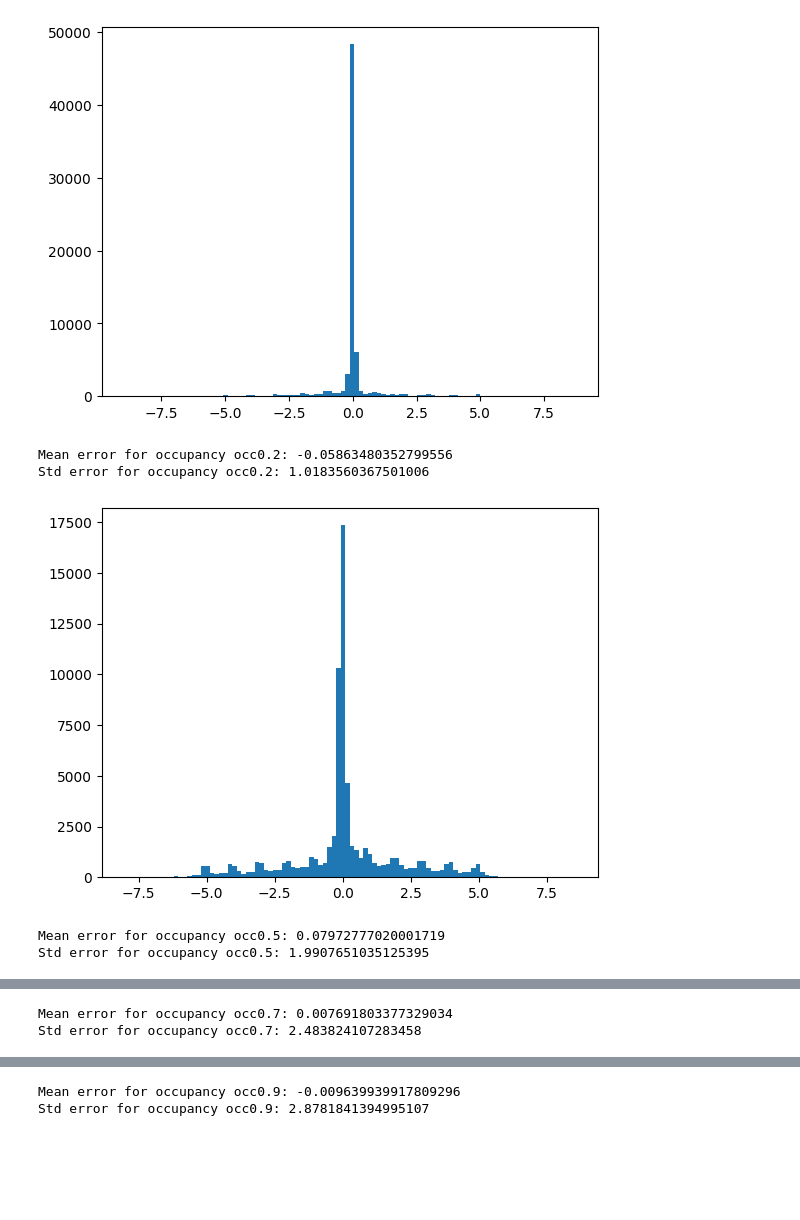
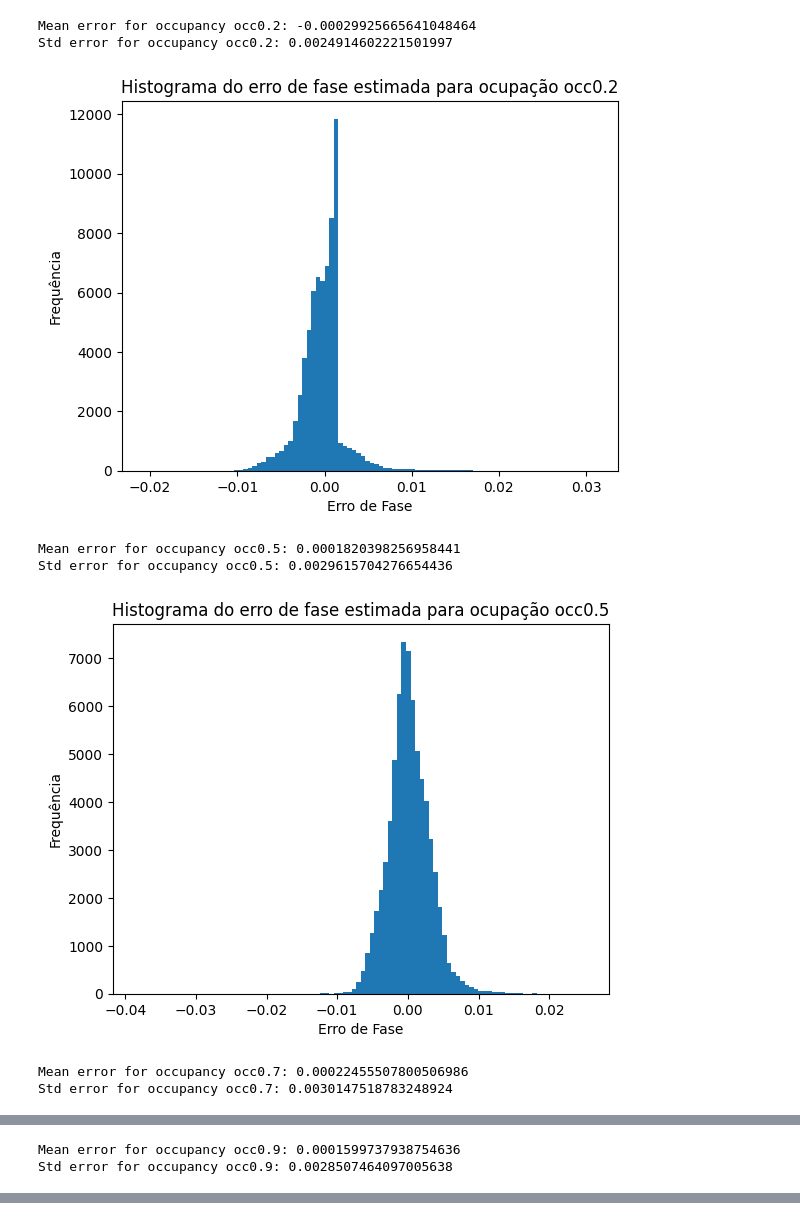
Before and after one commit to Caua-Gomes2005/Nelder-Mead_Rede-Neural, a Jupyter notebook: rn_phases.ipynb, the cells around one changed output, grey strips where cells are left out. Drawn from its saved outputs; the diff is of its cells as text; code cells hidden in the pictures; blank space fills up the shorter version.

```diff
--- a/rn_phases.ipynb
+++ b/rn_phases.ipynb
@@ -55,3 +61,15 @@ for i in range(4):
 
 columns = data[0].columns
 occ_name = ['occ0.2', 'occ0.5', 'occ0.7', 'occ0.9']
+# %%
+bins   = [0, 50, 100, 150, 200, 300, np.inf]
+labels = ['0–50', '50–100', '100–150', '150–200', '200–300', '300+']
+for i in range(len(data)):
+        data[i]['AmplitudeRange'] = pd.cut(data[i]['AmplitudeSample(4)'], bins=bins, labels=labels, right=False)
+        peak_energy = (data[i].groupby('AmplitudeRange', observed=True)[columns].max().max(axis=1))
+
+        for faixa in peak_energy.index:
+
+                idx = data[i]['AmplitudeRange'] == faixa
+
+                data[i].loc[idx, columns] = (data[i].loc[idx, columns] / peak_energy[faixa])
@@ -142,16 +180,33 @@ def load_results():
 # %%
 df = load_results()
 
+std_errors = []
+occ = [20, 50, 70, 90]
+
 for i in range(len(df)):
     phase_error = df[i]['TruePhase'] - df[i]['PhaseEstimada']
-    plt.hist(phase_error, bins=100)
-    plt.show()
+    std_errors.append(np.std(phase_error))
+
     print(f'Mean error for occupancy {occ_name[i]}: {np.mean(phase_error)}')
     print(f'Std error for occupancy {occ_name[i]}: {np.std(phase_error)}')
+
+    plt.hist(phase_error, bins=100)
+    plt.title(f'Histograma do erro de fase estimada para ocupação {occ_name[i]}')
+    plt.xlabel('Erro de Fase')
+    plt.ylabel('Frequência')
+    plt.show()
+
+plt.plot(occ, std_errors, marker='o')
+plt.title('Desvio padrão do erro de fase estimada por ocupação')
+plt.xlabel('Ocupação')
+plt.ylabel('Desvio Padrão')
+plt.show()
 # %% [output]
+Mean error for occupancy occ0.2: -0.00029925665641048464
+Std error for occupancy occ0.2: 0.0024914602221501997
-[figure, old version]
+[figure, new version]
-Mean error for occupancy occ0.2: -0.05863480352799556
-Std error for occupancy occ0.2: 1.0183560367501006
+Mean error for occupancy occ0.5: 0.0001820398256958441
+Std error for occupancy occ0.5: 0.0029615704276654436
-[figure, old version]
+[figure, new version]
-Mean error for occupancy occ0.5: 0.07972777020001719
-Std error for occupancy occ0.5: 1.9907651035125395
+Mean error for occupancy occ0.7: 0.00022455507800506986
+Std error for occupancy occ0.7: 0.0030147518783248924
@@ -159,2 +214,2 @@ Std error for occupancy occ0.5: 1.9907651035125395
-Mean error for occupancy occ0.7: 0.007691803377329034
-Std error for occupancy occ0.7: 2.483824107283458
+Mean error for occupancy occ0.9: 0.0001599737938754636
+Std error for occupancy occ0.9: 0.0028507464097005638
@@ -162,2 +216,0 @@ Std error for occupancy occ0.7: 2.483824107283458
-Mean error for occupancy occ0.9: -0.009639939917809296
-Std error for occupancy occ0.9: 2.8781841394995107
```
Also changed, not shown: parts of 8 cells of this notebook, 26 other files.
